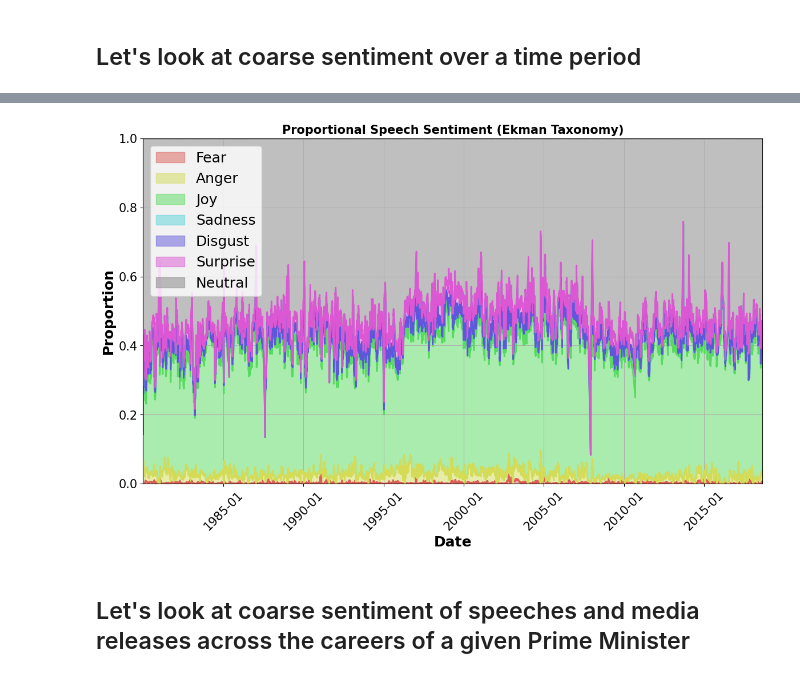
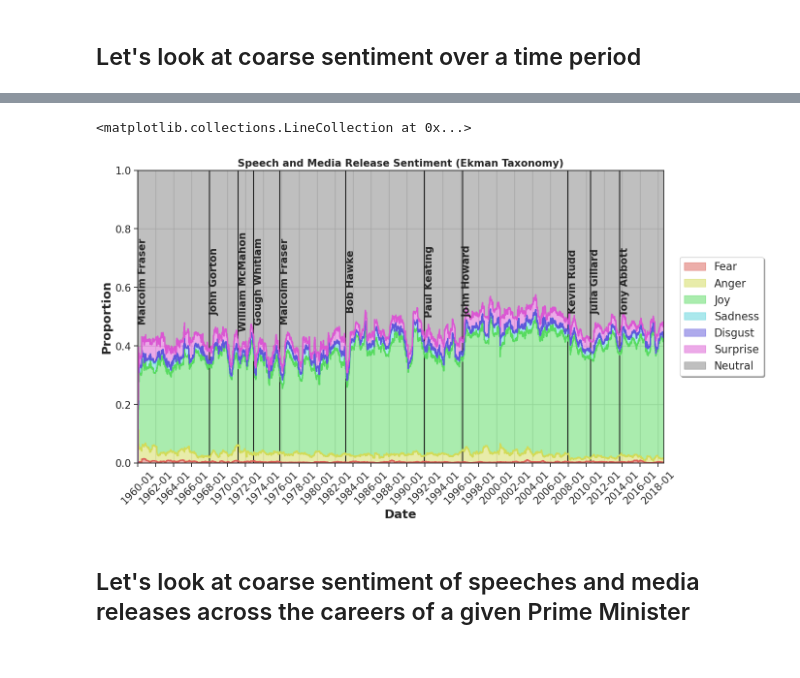
Before and after one commit to thaum-io/language-of-leadership, a Jupyter notebook: nb/VisEmotion2-Ekman.ipynb, the cells around one changed output, grey strips where cells are left out. Cells and saved outputs as stored; diff of their text form; code cells hidden in the pictures.

Commit message:
Updated visualisation

```diff
--- a/nb/VisEmotion2-Ekman.ipynb
+++ b/nb/VisEmotion2-Ekman.ipynb
@@ -115,7 +115,7 @@ def plot_coarse_emotion_proportions(df_coarse, window='120d', title='PM Speech S
     plt.rc('axes', labelsize=MEDIUM_SIZE)    # fontsize of the x and y labels
     plt.rc('xtick', labelsize=SMALL_SIZE)    # fontsize of the tick labels
     plt.rc('ytick', labelsize=SMALL_SIZE)    # fontsize of the tick labels
-    plt.rc('legend', fontsize=MEDIUM_SIZE)    # legend fontsize
+    plt.rc('legend', fontsize=MEDIUM_SIZE-2)    # legend fontsize
     plt.rc('figure', titlesize=BIGGER_SIZE)
 
 
@@ -164,7 +164,7 @@ def plot_coarse_emotion_proportions(df_coarse, window='120d', title='PM Speech S
     plt.grid()
     plt.axis('tight')
     plt.autoscale(enable=True, axis='both', tight=True)
-    plt.legend()
+    plt.legend(loc='center right', fancybox=True, bbox_to_anchor=(1.2, 0.5),shadow=True)
     plt.xlabel('Date',  fontweight='bold')
     plt.ylabel('Proportion',  fontweight='bold')
     plt.title(title,  fontweight='bold' )
@@ -183,8 +220,19 @@ plot_coarse_emotion_proportions(df_coarse, window=win_len, title='Proportional S
+# %%
+start_date = '1960-01-01'
+end_date = '2021-01-01'
+mask = (df['datetime']>start_date) & (df['datetime']<end_date)
+win_len = '180d'
 # %%
 df_coarse = get_coarse_proportional_emotion_df_with_neutral(df[mask])
-plot_coarse_emotion_proportions(df_coarse, window=win_len, title='Proportional Speech Sentiment (Ekman Taxonomy)', x_delim=mdates.YearLocator(5, month=1, day=1))
+plot_coarse_emotion_proportions(df_coarse, window=win_len, title='Speech and Media Release Sentiment (Ekman Taxonomy)', x_delim=mdates.YearLocator(2, month=1, day=1))
+for i, x in enumerate(pm_dates_short):
+    date = x[0]
+    pm = x[1]
+    plt.gca().text(date, 0.62, pm, rotation=90, verticalalignment='center', fontweight='bold')
+plt.vlines([x[0] for x in pm_dates_short], 0, 1)
 # %% [output]
+<matplotlib.collections.LineCollection at 0x...>
-[figure, old version]
+[figure, new version]
 # %% [markdown]
 ## Let's look at coarse sentiment of speeches and media releases across the careers of a given Prime Minister
 # %%
```
Also changed, not shown: parts of 8 cells of this notebook, 2 other files.
